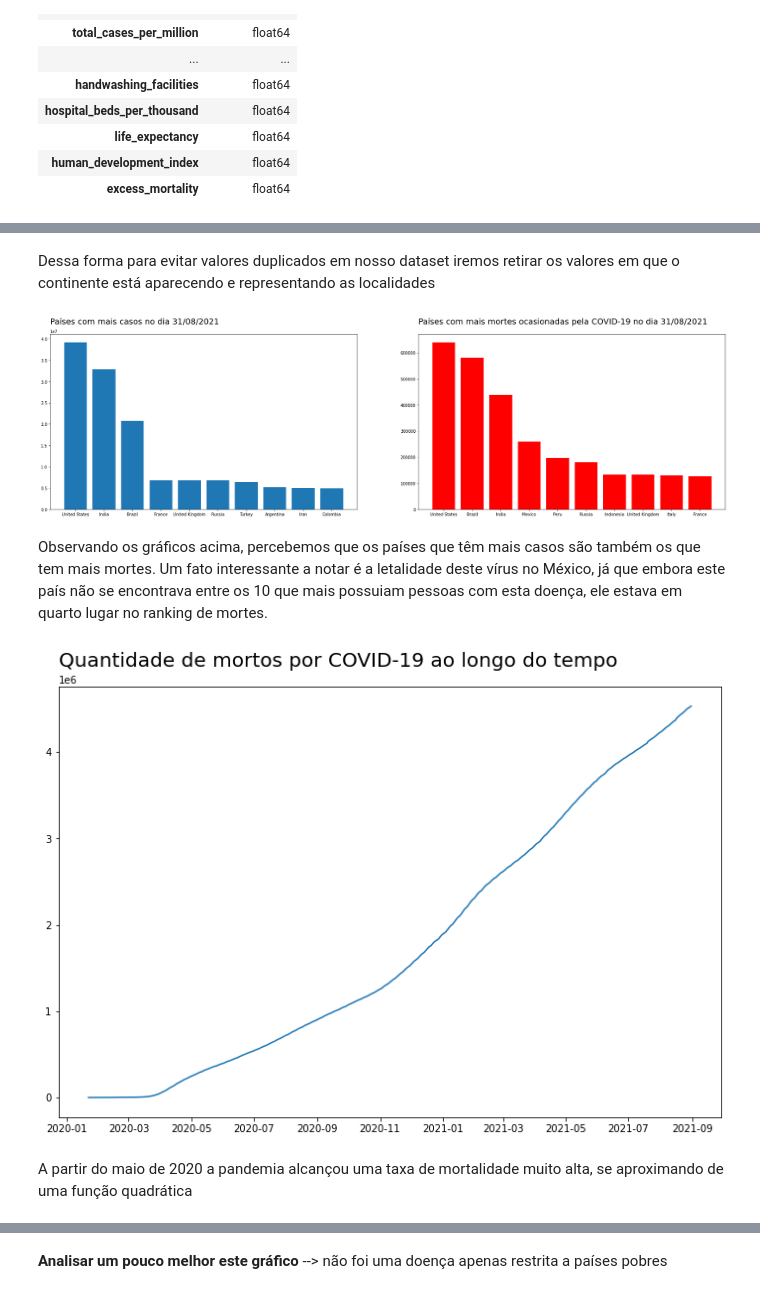
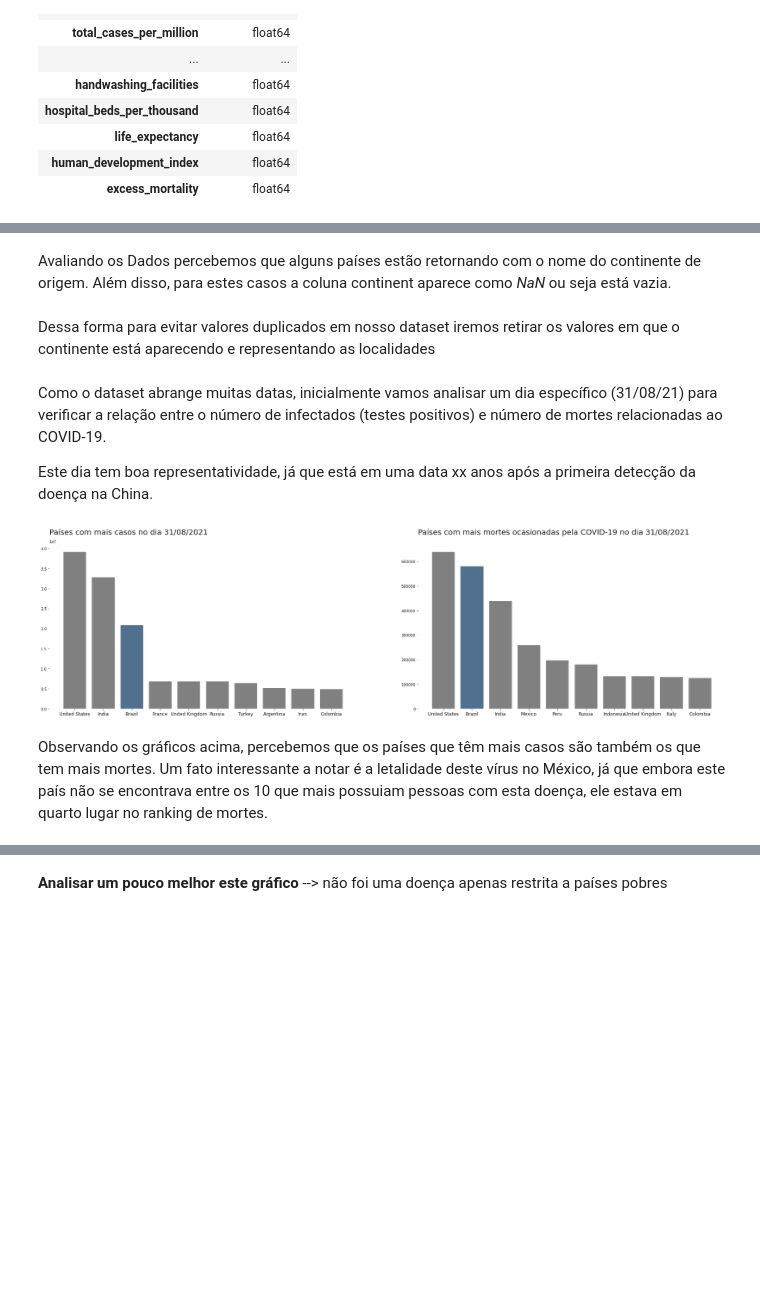
Before and after one commit to FerrazThales/Analysis_COVID_19, a Jupyter notebook: Panorama_da_COVID_19.ipynb, the cells around one changed output, grey strips where cells are left out. Drawn from its saved outputs; the diff is of its cells as text; code cells hidden in the pictures; blank space fills up the shorter version.

```diff
--- a/Panorama_da_COVID_19.ipynb
+++ b/Panorama_da_COVID_19.ipynb
@@ -252,39 +249,41 @@ df_continent_empty[df_continent_empty['continent'].isna()]
+# %% [markdown]
+Avaliando os Dados percebemos que alguns países estão retornando com o nome do continente de origem. Além disso, para estes casos a coluna continent aparece como *NaN* ou seja está vazia.
 # %% [markdown]
 Dessa forma para evitar valores duplicados em nosso dataset iremos retirar os valores em que o continente está aparecendo e representando as localidades
 # %%
 #países sem os continentes na lista
 df_lista_sem_continentes = df_covid[~df_covid['continent'].isna()]
+# %% [markdown]
+Como o dataset abrange muitas datas, inicialmente vamos analisar um dia específico (31/08/21) para verificar a relação entre o número de infectados (testes positivos) e número de mortes relacionadas ao COVID-19.
+
+Este dia tem boa representatividade, já que está em uma data xx anos após a primeira detecção da doença na China.
 # %%
 #Avaliando os 10 paises tem mais casos no dia 31/08/2021
 dia = '31/08/2021'
-fig,ax = plt.subplots(figsize=(30,8),nrows=1,ncols=2)
+fig,ax = plt.subplots(figsize=(32,8),nrows=1,ncols=2)
 
 df_paises_com_mais_casos = df_lista_sem_continentes.loc['2021-08-31'][['location','total_cases']].sort_values(
     by='total_cases',ascending=False)[:10]
 
+clrs_casos = ['grey' if (x == 'Brazil') else 'red' for x in 'location']
+
 df_paises_com_mais_mortes = df_lista_sem_continentes.loc['2021-08-31'][['location','total_deaths']].sort_values(
     by='total_deaths',ascending=False)[:10]
 
-ax[0].bar(data=df_paises_com_mais_casos,x='location',height='total_cases')
+ax[0].bar(data=df_paises_com_mais_casos,x='location',height='total_cases',color='grey')
 ax[0].set_title('Países com mais casos no dia ' + dia,loc='left',pad=25,fontdict={'fontsize':20})
-ax[1].bar(data=df_paises_com_mais_mortes,x='location',height='total_deaths',color='r')
+ax[0].bar(data=df_paises_com_mais_casos[df_paises_com_mais_casos['location'] == 'Brazil'],x='location',height='total_cases',color=(0.2, 0.4, 0.6, 0.6))
+ax[0].tick_params(axis='x',labelsize=12)
+ax[0].set_frame_on(False)
+ax[1].bar(data=df_paises_com_mais_mortes,x='location',height='total_deaths',color='grey')
 ax[1].set_title('Países com mais mortes ocasionadas pela COVID-19 no dia '+ dia,loc='left',pad=25,fontdict={'fontsize':20})
+ax[1].bar(data=df_paises_com_mais_mortes[df_paises_com_mais_mortes['location'] == 'Brazil'],x='location',height='total_deaths',color=(0.2, 0.4, 0.6, 0.6))
+ax[1].tick_params(axis='x',labelsize=12)
+ax[1].set_frame_on(False)
 plt.show();
 # %% [output]
-[figure, old version]
+[figure, new version]
 # %% [markdown]
 Observando os gráficos acima, percebemos que os países que têm mais casos são também os que tem mais mortes. Um fato interessante a notar é a letalidade deste vírus no México, já que embora este país não se encontrava entre os 10 que mais possuiam pessoas com esta doença, ele estava em quarto lugar no ranking de mortes.
-# %%
-#gráfico de linhas sobre a quantidade de mortes relacionadas a COVID-19 ao longo do tempo
-fig,ax = plt.subplots(figsize=(12,8))
-df_covid_em_todo_o_mundo = df_covid.loc[df_covid.location == 'World','total_deaths']
-
-ax.plot(df_covid_em_todo_o_mundo);
-ax.set_title('Quantidade de mortos por COVID-19 ao longo do tempo',loc='left',fontdict={'fontsize':20},pad=20)
-plt.show();
-# %% [output]
-[figure, removed]
-# %% [markdown]
-A partir do maio de 2020 a pandemia alcançou uma taxa de mortalidade muito alta, se aproximando de uma função quadrática
 # %%
 #Gráfico de dispersão considerando a renda per capita e o número total de mortos do dia 31/08/2021
```
Also changed, not shown: parts of 27 cells of this notebook.
